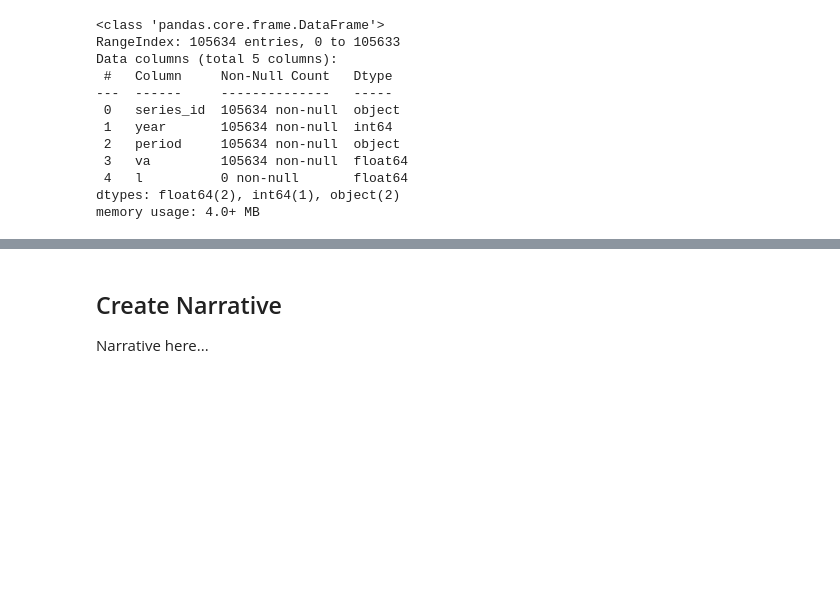
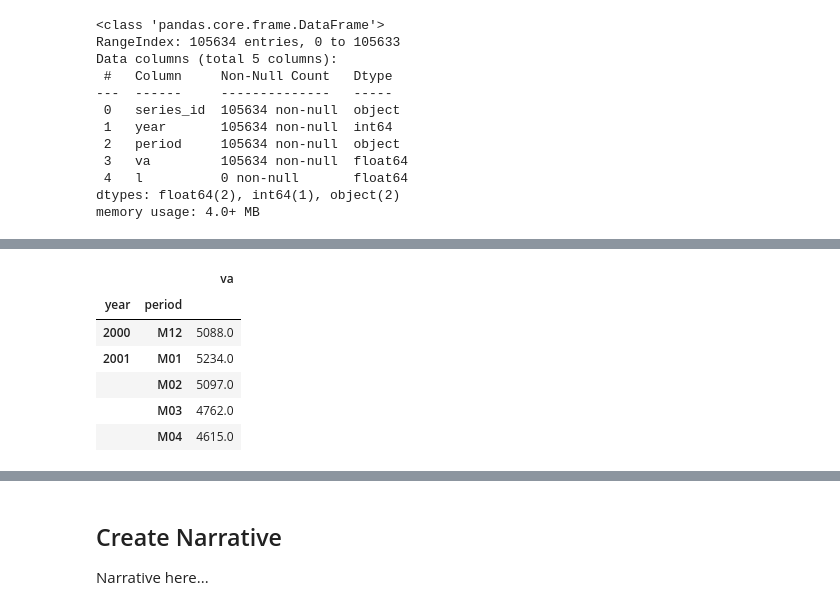
Before and after one commit to mdgarber/DataStoryTelling-JOLTS, a Jupyter notebook: DataStoryTelling-JOLTS.ipynb, the cells around one changed output, grey strips where cells are left out. Drawn from its saved outputs; the diff is of its cells as text; code cells hidden in the pictures; blank space fills up the shorter version.

```diff
--- a/DataStoryTelling-JOLTS.ipynb
+++ b/DataStoryTelling-JOLTS.ipynb
@@ -143,0 +145,12 @@ joltsData[joltsData['period'].str.contains('\t')]
+# %%
+# set multi-index Yeand & period
+joltsData = joltsData.set_index(['year', 'period'])
+joltsData.head()
+# %% [output]
+|  |  | va |
+| year | period |  |
+| 2000 | M12 | 5088.0 |
+| 2001 | M01 | 5234.0 |
+|  | M02 | 5097.0 |
+|  | M03 | 4762.0 |
+|  | M04 | 4615.0 |
```
Also changed, not shown: parts of 8 cells of this notebook.
